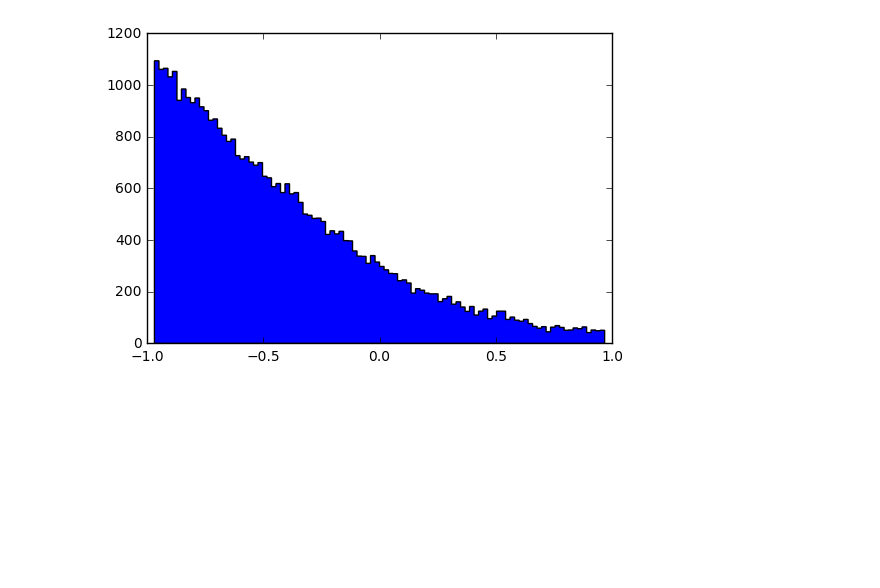
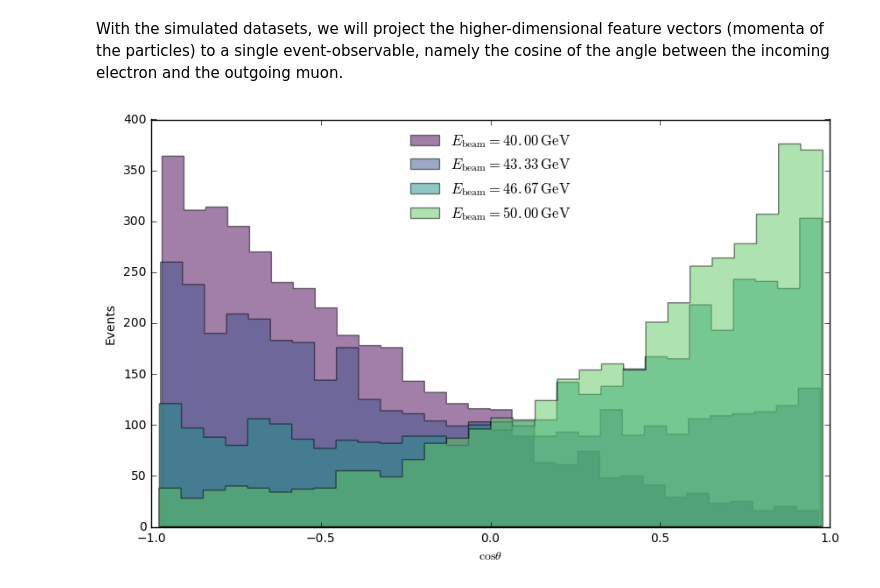
Before and after one commit to lukasheinrich/ligo-binder, a Jupyter notebook: adage.ipynb, the cells around one changed output. Cells and saved outputs as stored; diff of their text form; code cells hidden in the pictures; blank space fills up the shorter version.

```diff
--- a/adage.ipynb
+++ b/adage.ipynb
@@ -37,18 +71,33 @@ Populating the interactive namespace from numpy and matplotlib
+# %% [markdown]
+With the simulated datasets, we will project the higher-dimensional feature vectors (momenta of the particles) to a single event-observable, namely the cosine of the angle between the incoming electron and the outgoing muon.
 # %%
-inputfile = '{}/merged.jsonl'.format(workdir)
-costhetas = []
-for i,e in enumerate(jsonlines.Reader(open(inputfile))):
-    els = [p for p in e['particles'] if p['id'] == 11]
-    mus = [p for p in e['particles'] if p['id'] == 13]
-    assert len(mus) == 1
-    assert len(els) == 1
-    mu = mus[0]
-    el = els[0]
-    el_px, el_py, el_pz = [el[x] for x in ['px','py','pz']]
-    mu_px, mu_py, mu_pz = [mu[x] for x in ['px','py','pz']]
-    costheta = mu_pz/el_pz
-    costhetas.append(costheta)
+import jsonlines
+def analysis(workdir):
+    inputfile = '{}/merged.jsonl'.format(workdir)
+    costhetas = []
+    for i,e in enumerate(jsonlines.Reader(open(inputfile))):
+        els = [p for p in e['particles'] if p['id'] == 11]
+        mus = [p for p in e['particles'] if p['id'] == 13]
+        assert len(mus) == 1
+        assert len(els) == 1
+        mu = mus[0]
+        el = els[0]
+        el_px, el_py, el_pz = [el[x] for x in ['px','py','pz']]
+        mu_px, mu_py, mu_pz = [mu[x] for x in ['px','py','pz']]
+        costheta = mu_pz/el_pz
+        costhetas.append(costheta)
+    return costhetas
-# %%
-_,_,_ = plt.hist(costhetas, bins = 100, histtype='stepfilled')
-# %% [output]
-[figure, removed]
+# %%
+labels = []
+plt.figure(figsize=(10, 6))
+for index,energy in enumerate(energies):
+    _,_,_ = plt.hist(analysis('workdir_{}'.format(index)), bins = 30,
+                     alpha = 0.5, color = plt.get_cmap('viridis')(float(index)/len(energies)),
+                     histtype='stepfilled')
+    labels.append(r'$E_\mathrm{{beam}}={0:.2f}\,\mathrm{{GeV}}$'.format(energy))
+plt.legend(labels, loc = 'upper center', frameon = False)
+plt.xlabel(r'$\cos\theta$')
+plt.ylabel('Events')
+plt.show()
+# %% [output]
+[figure, added]
```
Also changed, not shown: parts of 11 cells of this notebook.
